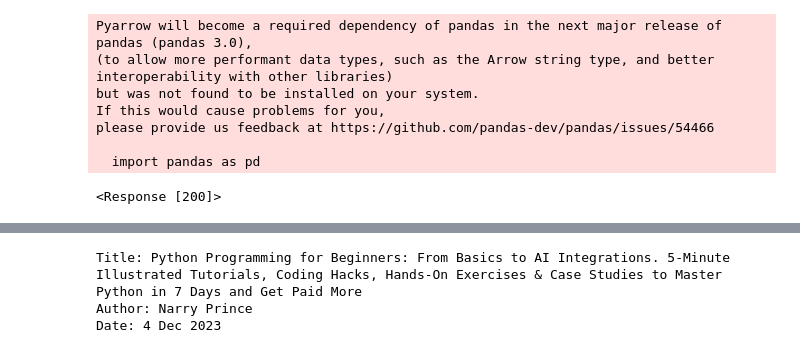
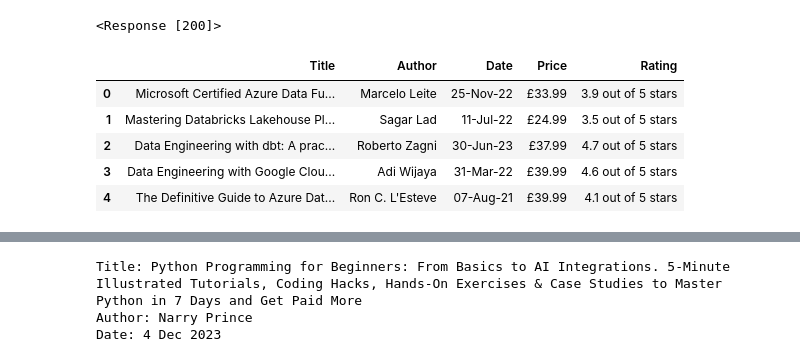
Before and after one commit to yaminbd/Data-Fusion-Squad, a Jupyter notebook: CW1SE.ipynb, the cells around one changed output, grey strips where cells are left out. Drawn from its saved outputs; the diff is of its cells as text; code cells hidden in the pictures.

```diff
--- a/CW1SE.ipynb
+++ b/CW1SE.ipynb
@@ -3 +6,11 @@ import requests
+# %%
+url = "https://www.amazon.co.uk/s?k=data+engeering&rh=n%3A404028&ref=nb_sb_noss"
+
+
+HEADERS = ({'User-Agent':'Mozilla/5.0 (Windows NT 10.0; Win64; x64) AppleWebKit/537.36 (KHTML, like Gecko) Chrome/121.0.0.0 Safari/537.36' })
+response = requests.get(url, headers=HEADERS)
+
+response
+# %% [output]
+<Response [200]>
 # %%
@@ -5,20 +31,20 @@ from bs4 import BeautifulSoup
+# %%
+file_path = r'C:\Users\yamin\OneDrive - University of Roehampton\Data Engineering\Data_Engineering_CW\books.csv'
+
+# Read the CSV file
+Books = pd.read_csv(file_path)
+
+# Display the first few rows of the DataFrame
+Books.head()
+# %% [output]
+|  | Title | Author | Date | Price | Rating |
+| 0 | Microsoft Certified Azure Data Fu... | Marcelo Leite | 25-Nov-22 | £33.99 | 3.9 out of 5 stars |
+| 1 | Mastering Databricks Lakehouse Pl... | Sagar Lad | 11-Jul-22 | £24.99 | 3.5 out of 5 stars |
+| 2 | Data Engineering with dbt: A prac... | Roberto Zagni | 30-Jun-23 | £37.99 | 4.7 out of 5 stars |
+| 3 | Data Engineering with Google Clou... | Adi Wijaya | 31-Mar-22 | £39.99 | 4.6 out of 5 stars |
+| 4 | The Definitive Guide to Azure Dat... | Ron C. L'Esteve | 07-Aug-21 | £39.99 | 4.1 out of 5 stars |
 # %%
-import pandas as pd
+def drop_tables(cur, conn):
+    for query in drop_table_queries:
+        cur.excute(query)
+        conn.commit()
-# %% [output]
-Pyarrow will become a required dependency of pandas in the next major release of pandas (pandas 3.0),
-(to allow more performant data types, such as the Arrow string type, and better interoperability with other libraries)
-but was not found to be installed on your system.
-If this would cause problems for you,
-please provide us feedback at https://github.com/pandas-dev/pandas/issues/54466
-
-  import pandas as pd
-# %%
-url = "https://www.amazon.co.uk/s?k=data+engeering&rh=n%3A404028&ref=nb_sb_noss"
-
-
-HEADERS = ({'User-Agent':'Mozilla/5.0 (Windows NT 10.0; Win64; x64) AppleWebKit/537.36 (KHTML, like Gecko) Chrome/121.0.0.0 Safari/537.36' })
-response = requests.get(url, headers=HEADERS)
-
-response
-# %% [output]
-<Response [200]>
```
Also changed, not shown: parts of 13 cells of this notebook.
